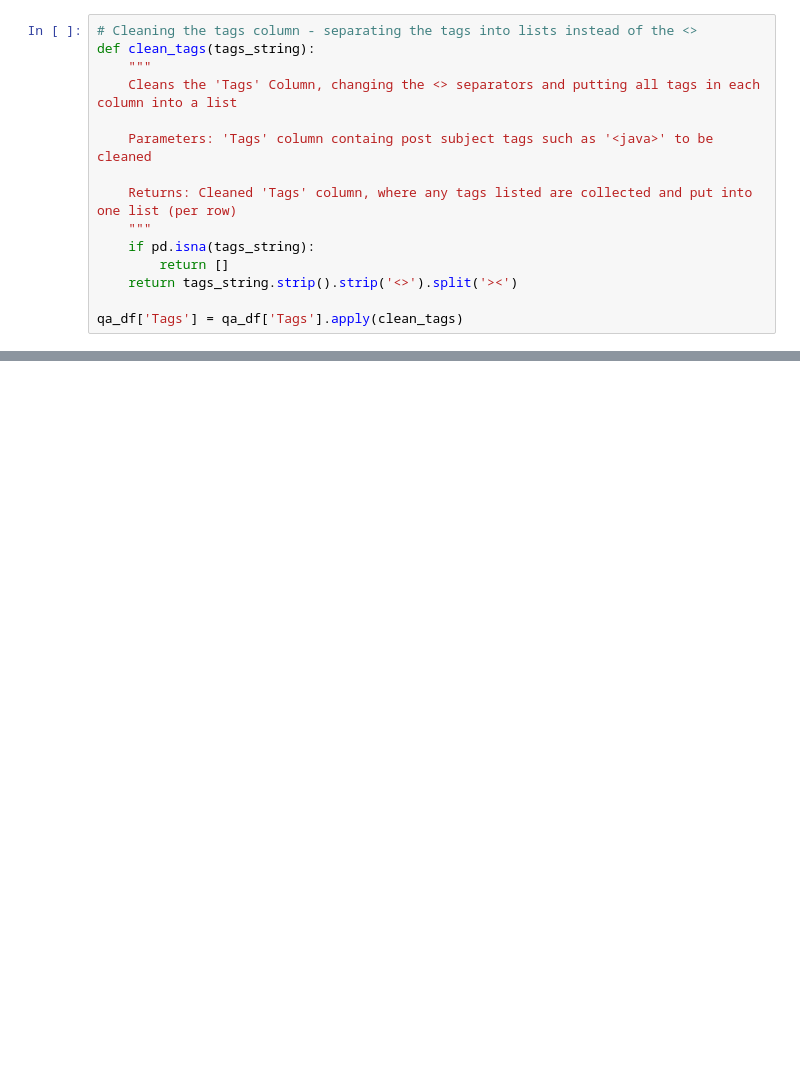
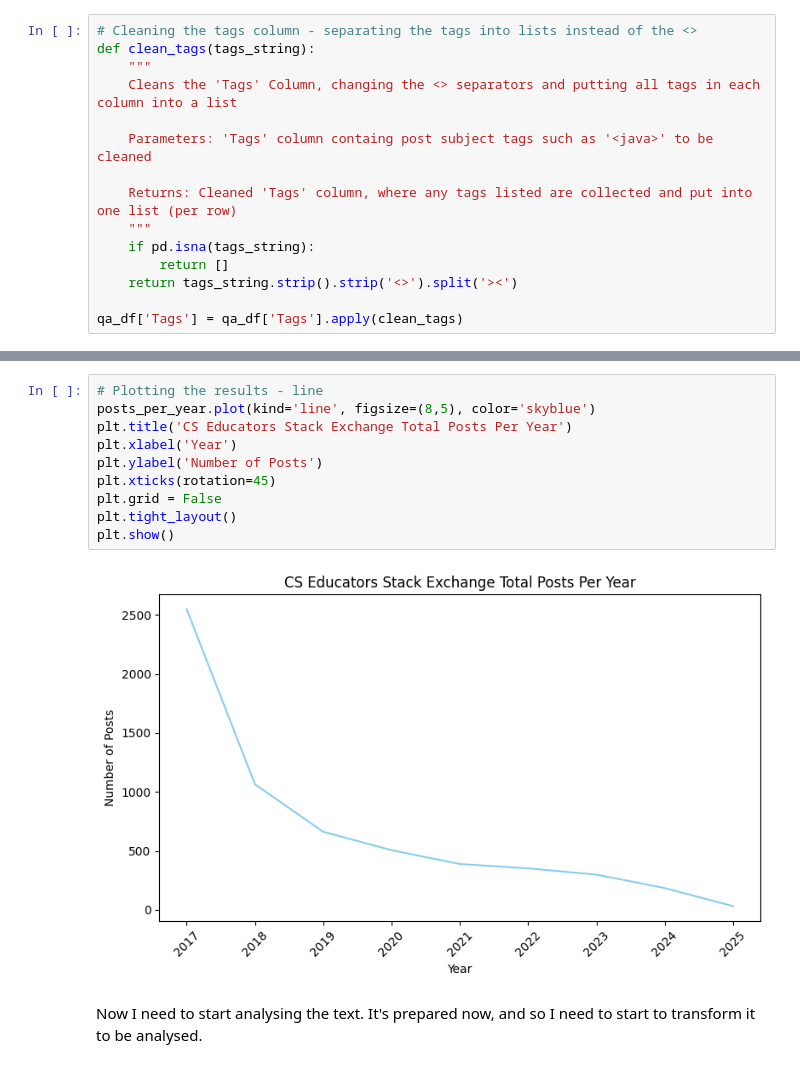
Before and after one commit to MattKronig/M-Kronig-MSc-Final-Project, a Jupyter notebook: m_kronig_csc_40098.ipynb, the cells around one changed output, grey strips where cells are left out. Saved outputs shown, nothing was run; the diff lists cells and outputs as text; blank space fills up the shorter version.

```diff
--- a/m_kronig_csc_40098.ipynb
+++ b/m_kronig_csc_40098.ipynb
@@ -310,0 +354,14 @@ qa_df.head()
+# %%
+# Plotting the results - line
+posts_per_year.plot(kind='line', figsize=(8,5), color='skyblue')
+plt.title('CS Educators Stack Exchange Total Posts Per Year')
+plt.xlabel('Year')
+plt.ylabel('Number of Posts')
+plt.xticks(rotation=45)
+plt.grid = False
+plt.tight_layout()
+plt.show()
+# %% [output]
+[figure, added]
+# %% [markdown]
+Now I need to start analysing the text. It's prepared now, and so I need to start to transform it to be analysed.
```
Also changed, not shown: parts of 28 cells of this notebook.
